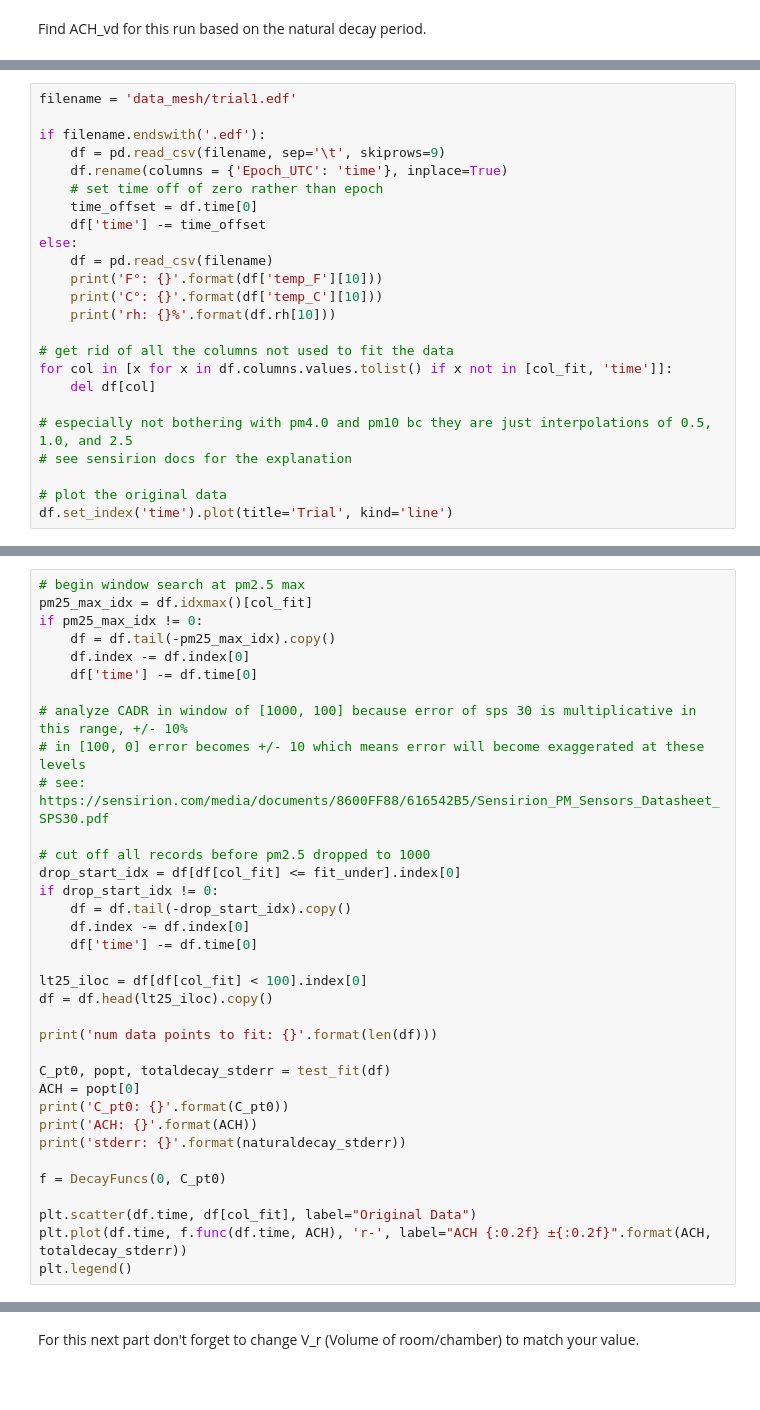
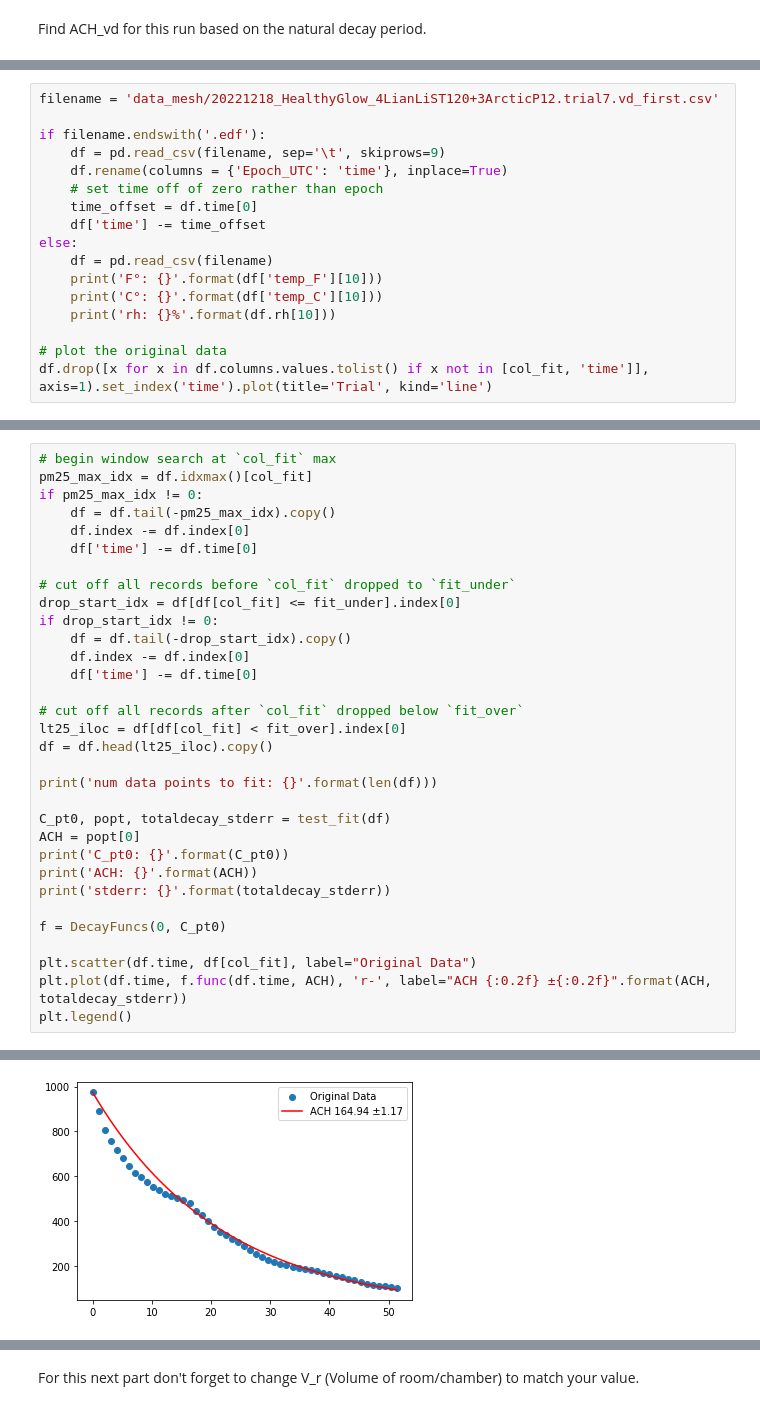
Before and after one commit to robwiss/analyze_cadr, a Jupyter notebook: sensirion_sps30/analyze_cadr_vd_first.ipynb, the cells around one changed output, grey strips where cells are left out. Cells and saved outputs as stored; diff of their text form; blank space fills up the shorter version.

```diff
--- a/sensirion_sps30/analyze_cadr_vd_first.ipynb
+++ b/sensirion_sps30/analyze_cadr_vd_first.ipynb
@@ -109,5 +136,5 @@ plt.legend()
 # %%
-filename = 'data_mesh/trial1.edf'
+filename = 'data_mesh/20221218_HealthyGlow_4LianLiST120+3ArcticP12.trial7.vd_first.csv'
 
 if filename.endswith('.edf'):
     df = pd.read_csv(filename, sep='\t', skiprows=9)
@@ -121,12 +148,5 @@ else:
     print('C°: {}'.format(df['temp_C'][10]))
     print('rh: {}%'.format(df.rh[10]))
 
-# get rid of all the columns not used to fit the data
-for col in [x for x in df.columns.values.tolist() if x not in [col_fit, 'time']]:
-    del df[col]
-
-# especially not bothering with pm4.0 and pm10 bc they are just interpolations of 0.5, 1.0, and 2.5
-# see sensirion docs for the explanation
-
 # plot the original data
-df.set_index('time').plot(title='Trial', kind='line')
+df.drop([x for x in df.columns.values.tolist() if x not in [col_fit, 'time']], axis=1).set_index('time').plot(title='Trial', kind='line')
@@ -133,23 +158,20 @@ df.set_index('time').plot(title='Trial', kind='line')
 # %%
-# begin window search at pm2.5 max
+# begin window search at `col_fit` max
 pm25_max_idx = df.idxmax()[col_fit]
 if pm25_max_idx != 0:
     df = df.tail(-pm25_max_idx).copy()
     df.index -= df.index[0]
     df['time'] -= df.time[0]
 
-# analyze CADR in window of [1000, 100] because error of sps 30 is multiplicative in this range, +/- 10%
-# in [100, 0] error becomes +/- 10 which means error will become exaggerated at these levels
-# see: https://sensirion.com/media/documents/8600FF88/616542B5/Sensirion_PM_Sensors_Datasheet_SPS30.pdf
-
-# cut off all records before pm2.5 dropped to 1000
+# cut off all records before `col_fit` dropped to `fit_under`
 drop_start_idx = df[df[col_fit] <= fit_under].index[0]
 if drop_start_idx != 0:
     df = df.tail(-drop_start_idx).copy()
     df.index -= df.index[0]
     df['time'] -= df.time[0]
 
-lt25_iloc = df[df[col_fit] < 100].index[0]
+# cut off all records after `col_fit` dropped below `fit_over`
+lt25_iloc = df[df[col_fit] < fit_over].index[0]
 df = df.head(lt25_iloc).copy()
 
 print('num data points to fit: {}'.format(len(df)))
@@ -158,10 +180,11 @@ C_pt0, popt, totaldecay_stderr = test_fit(df)
 ACH = popt[0]
 print('C_pt0: {}'.format(C_pt0))
 print('ACH: {}'.format(ACH))
-print('stderr: {}'.format(naturaldecay_stderr))
+print('stderr: {}'.format(totaldecay_stderr))
 
 f = DecayFuncs(0, C_pt0)
 
 plt.scatter(df.time, df[col_fit], label="Original Data")
 plt.plot(df.time, f.func(df.time, ACH), 'r-', label="ACH {:0.2f} ±{:0.2f}".format(ACH, totaldecay_stderr))
 plt.legend()
+# %% [output]
@@ -167,0 +196 @@ plt.legend()
+[figure, added]
```
Also changed, not shown: parts of 11 cells of this notebook, 9 other files.
